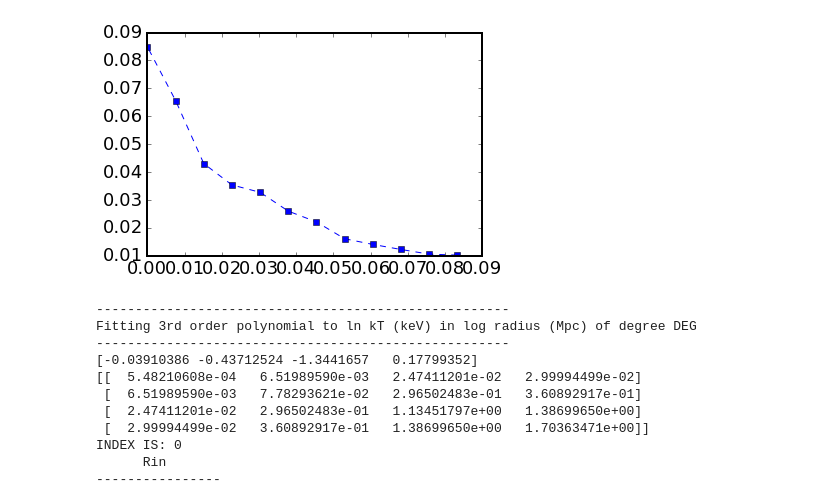
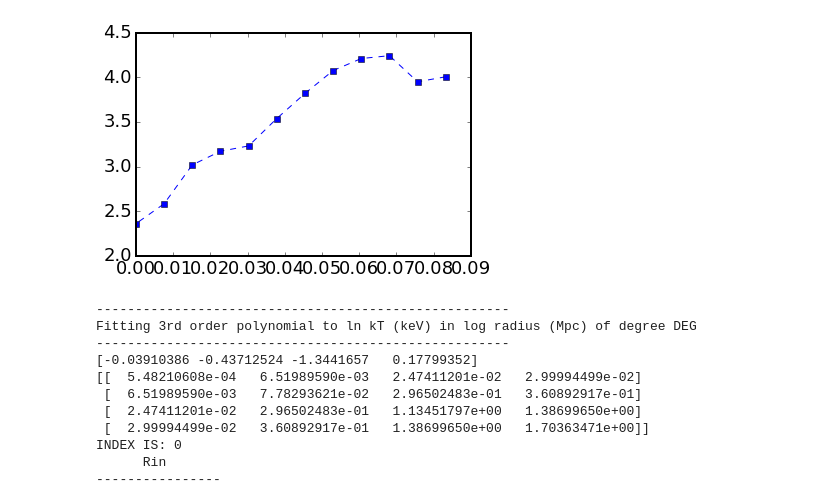
Before and after one commit to granttremblay/RainMaker, a Jupyter notebook: rainmaker_development_helper.ipynb, the cells around one changed output. Cells and saved outputs as stored; diff of their text form; code cells hidden in the pictures.

```diff
--- a/rainmaker_development_helper.ipynb
+++ b/rainmaker_development_helper.ipynb
@@ -65,9 +49,9 @@ def make_number_ordinal(num):
         suffix = SUFFIXES.get(num % 10, 'th')
     return str(num) + suffix
 # %%
-plotter(data['Rin'],data['nelec'])
+plotter(data['Rin'],data['Tx'])
 # %% [output]
-[figure, old version]
+[figure, new version]
 # %%
 def fit_polynomial(x, y, deg, yerror, whatIsFit):
     '''
```
Also changed, not shown: parts of 13 cells of this notebook, 1 other file.
